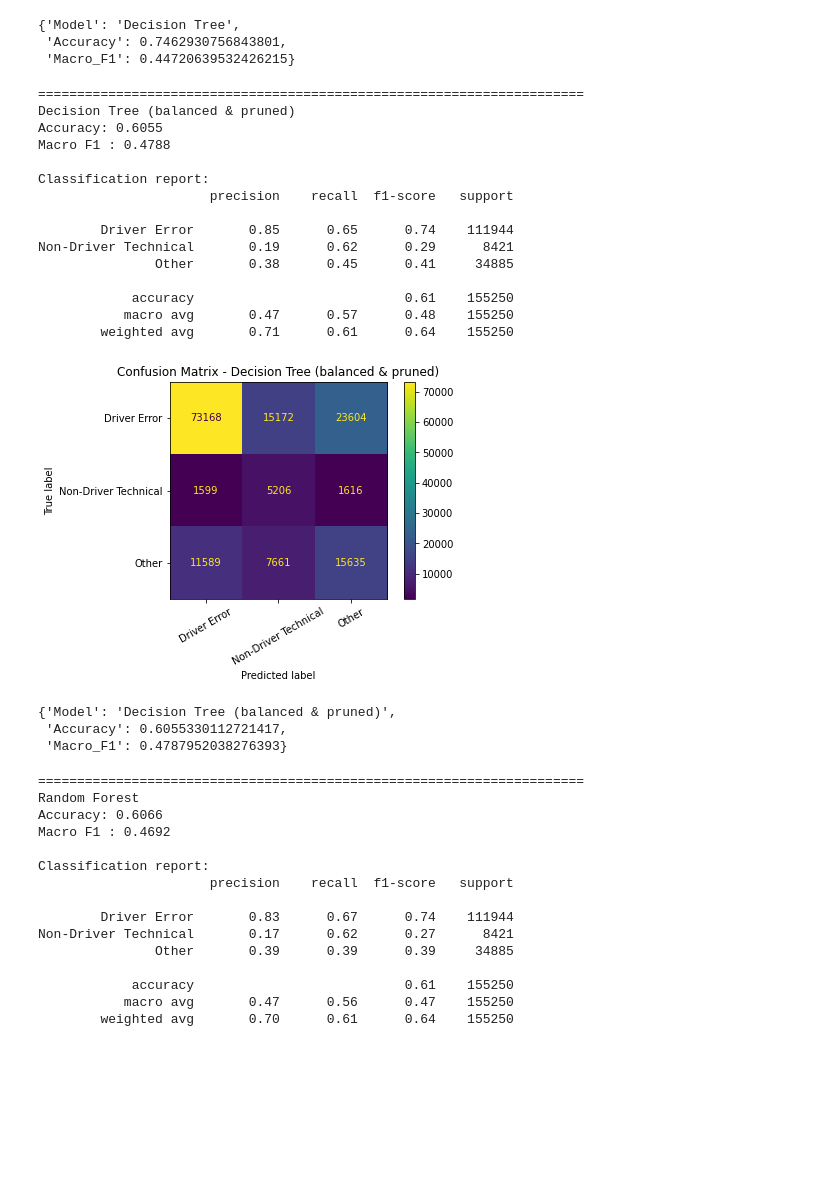
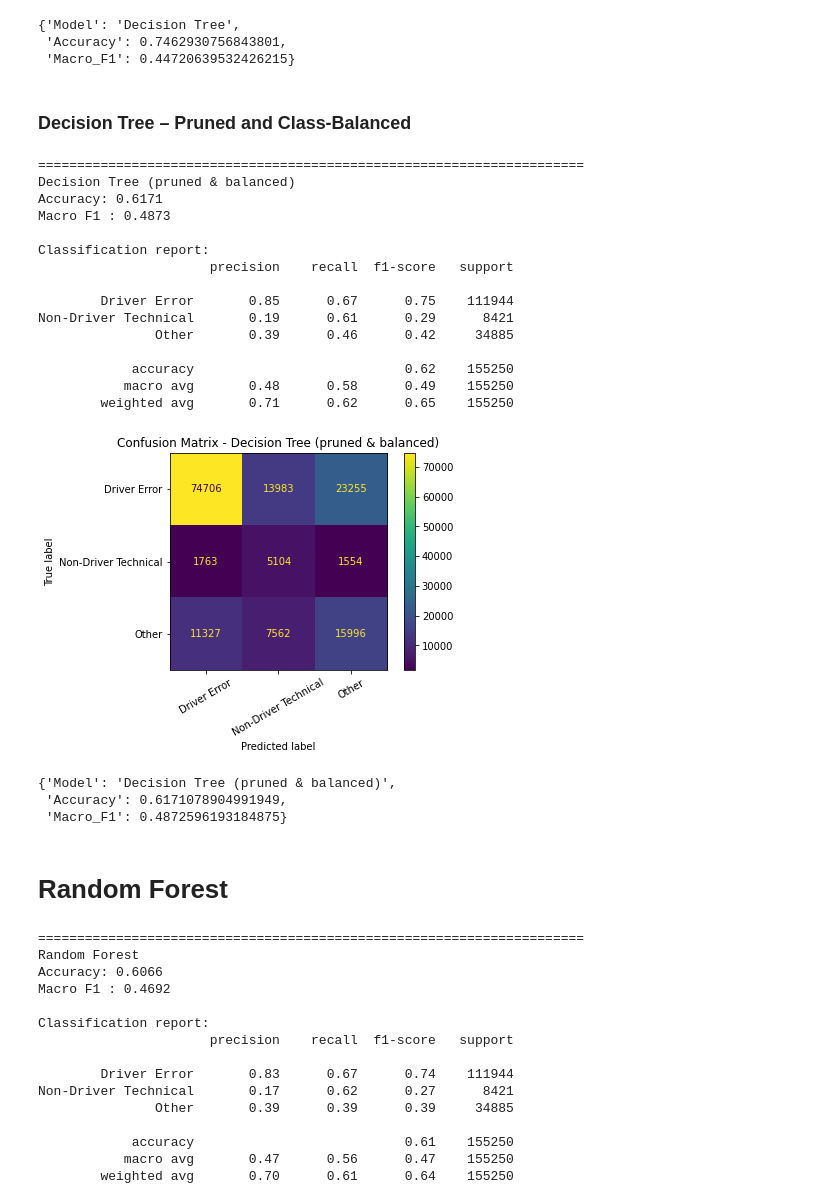
Before and after one commit to hellenmureithi/Phase_4_project, a Jupyter notebook: Notebooks/fredrick.ipynb, the cells around one changed output. Saved outputs shown, nothing was run; the diff lists cells and outputs as text; code cells hidden in the pictures; blank space fills up the shorter version.

```diff
--- a/Notebooks/fredrick.ipynb
+++ b/Notebooks/fredrick.ipynb
@@ -386,25 +420,42 @@ tree_pipe = Pipeline(steps=[
-# %%
-evaluate("Decision Tree (balanced & pruned)", tree_pipe)
-# %% [output]
-======================================================================
-Decision Tree (balanced & pruned)
-Accuracy: 0.6055
-Macro F1 : 0.4788
-
-Classification report:
-                      precision    recall  f1-score   support
-
-        Driver Error       0.85      0.65      0.74    111944
-Non-Driver Technical       0.19      0.62      0.29      8421
-               Other       0.38      0.45      0.41     34885
-
-            accuracy                           0.61    155250
-           macro avg       0.47      0.57      0.48    155250
-        weighted avg       0.71      0.61      0.64    155250
-[figure, removed]
-{'Model': 'Decision Tree (balanced & pruned)',
- 'Accuracy': 0.6055330112721417,
- 'Macro_F1': 0.4787952038276393}
+# %% [markdown]
+### Decision Tree – Pruned and Class-Balanced
+# %%
+from sklearn.tree import DecisionTreeClassifier
+
+tree_pipe_pruned = Pipeline(steps=[
+    ("preprocess", preprocessor),
+    ("model", DecisionTreeClassifier(
+        max_depth=14,              # deep enough to learn interactions
+        min_samples_leaf=300,      # strong regularization
+        min_samples_split=1000,    # prevents noisy splits
+        class_weight="balanced",   # handle remaining imbalance
+        random_state=42
+    ))
+])
+
+evaluate("Decision Tree (pruned & balanced)", tree_pipe_pruned)
+# %% [output]
+======================================================================
+Decision Tree (pruned & balanced)
+Accuracy: 0.6171
+Macro F1 : 0.4873
+
+Classification report:
+                      precision    recall  f1-score   support
+
+        Driver Error       0.85      0.67      0.75    111944
+Non-Driver Technical       0.19      0.61      0.29      8421
+               Other       0.39      0.46      0.42     34885
+
+            accuracy                           0.62    155250
+           macro avg       0.48      0.58      0.49    155250
+        weighted avg       0.71      0.62      0.65    155250
+[figure, added]
+{'Model': 'Decision Tree (pruned & balanced)',
+ 'Accuracy': 0.6171078904991949,
+ 'Macro_F1': 0.4872596193184875}
+# %% [markdown]
+# Random Forest
 # %%
 # Train and evaluate the Random Forest model
 evaluate("Random Forest", rf_pipe)
```
Also changed, not shown: parts of 15 cells of this notebook.
